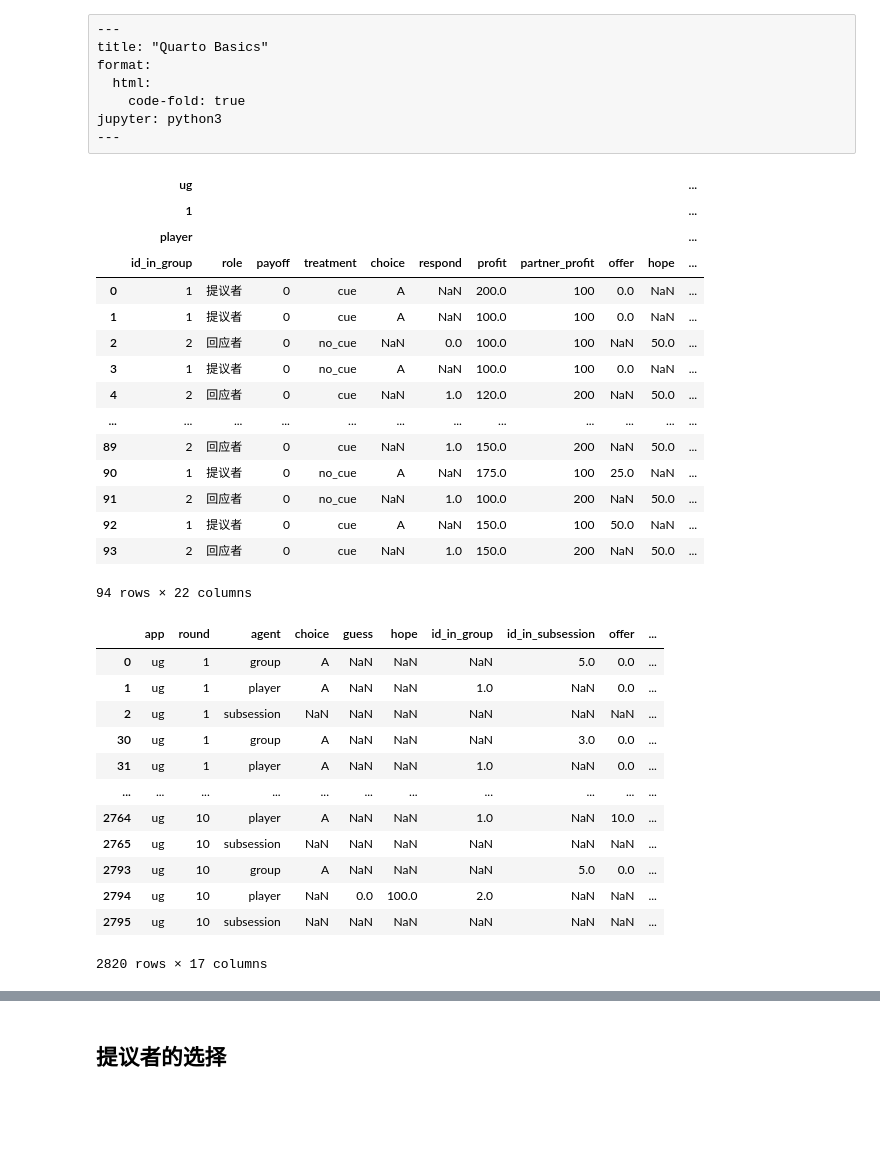
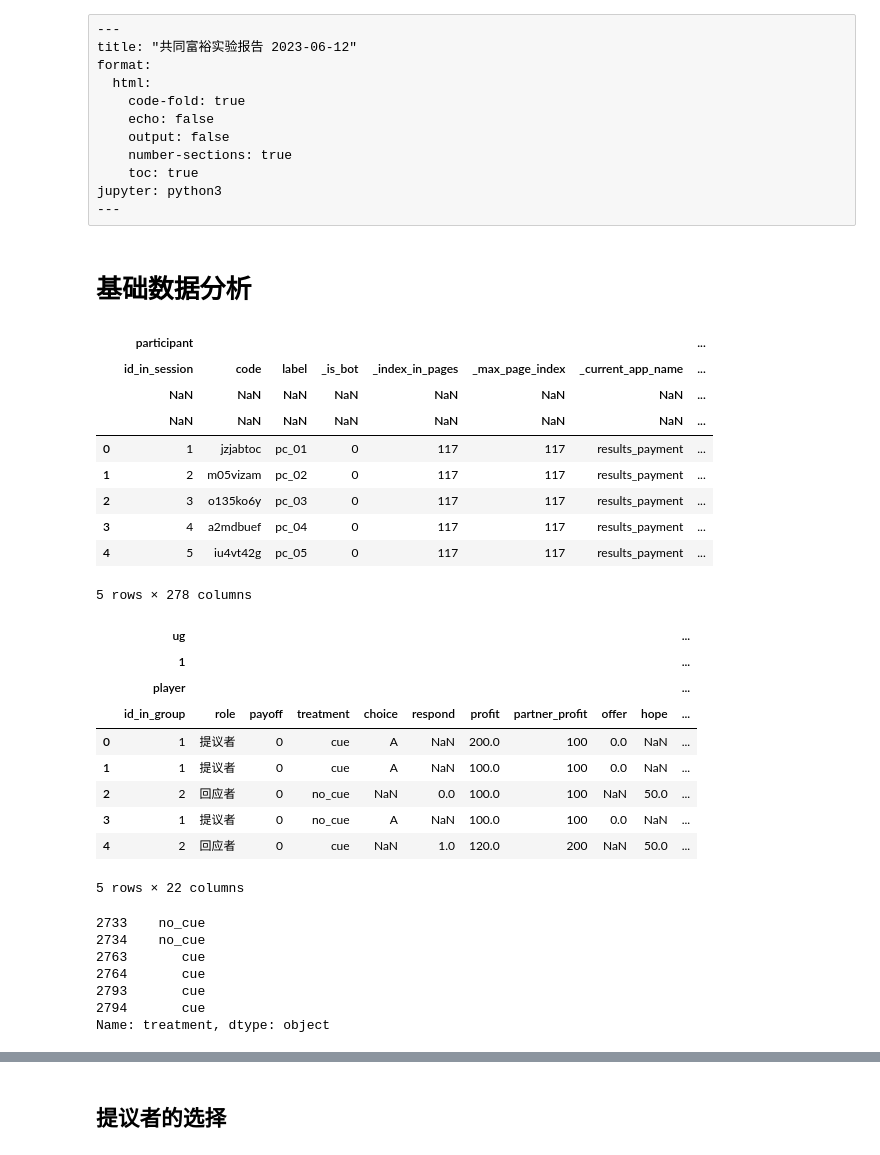
Before and after one commit to itsaquestion/otree5_common_prosperity_2, a Jupyter notebook: 数据分析/数据分析.ipynb, the cells around one changed output, grey strips where cells are left out. Cells and saved outputs as stored; diff of their text form; code cells hidden in the pictures; blank space fills up the shorter version.

```diff
--- a/数据分析/数据分析.ipynb
+++ b/数据分析/数据分析.ipynb
@@ -1,11 +1,17 @@
 # %% [raw]
 ---
-title: "Quarto Basics"
+title: "共同富裕实验报告 2023-06-12"
 format:
   html:
     code-fold: true
+    echo: false
+    output: false
+    number-sections: true
+    toc: true
 jupyter: python3
 ---
+# %% [markdown]
+# 基础数据分析
 # %%
 import pandas as pd
 import numpy as np
@@ -32,7 +38,18 @@ def read_expt_xlsx(path):
     return df
 
 df = read_expt_xlsx('../data/6-6日实验数据94人.xlsx')
-df
+df.head()
+# %% [output]
+|  | participant |  |  |  |  |  |  | ... |
+|  | id_in_session | code | label | _is_bot | _index_in_pages | _max_page_index | _current_app_name | ... |
+|  | NaN | NaN | NaN | NaN | NaN | NaN | NaN | ... |
+|  | NaN | NaN | NaN | NaN | NaN | NaN | NaN | ... |
+| 0 | 1 | jzjabtoc | pc_01 | 0 | 117 | 117 | results_payment | ... |
+| 1 | 2 | m05vizam | pc_02 | 0 | 117 | 117 | results_payment | ... |
+| 2 | 3 | o135ko6y | pc_03 | 0 | 117 | 117 | results_payment | ... |
+| 3 | 4 | a2mdbuef | pc_04 | 0 | 117 | 117 | results_payment | ... |
+| 4 | 5 | iu4vt42g | pc_05 | 0 | 117 | 117 | results_payment | ... |
+5 rows × 278 columns
 # %%
 from functools import partial
 import types
@@ -77,41 +94,35 @@ def filter_var(df, expr):
     :param expr: query语句的表达式，变量名前面要加@
     :return: 选行后的数据
     """
     last_level = [col[-1] for col in df.columns]
     if len(set(last_level)) != len(last_level):
         raise ValueError("无法筛选：数据具有重复的oTree变量名。")
     local_dict = {col[-1]: df[col] for col in df.columns}
     res = df.query(expr, local_dict=local_dict)
     return res
 
 # 将新方法绑定到 DataFrame 类
 pd.DataFrame.select = select
 pd.DataFrame.app = select_app
 pd.DataFrame.rounds = select_rounds
 pd.DataFrame.vars = select_vars
 pd.DataFrame.player = select_player
 pd.DataFrame.group = select_group
 pd.DataFrame.filter_var = filter_var
 
 x = df.app('ug').player().rounds([1,2])#.vars(['role','treatment','choice'])#.filter_var('@role == "提议者"')
-x
+x.head()
 # %% [output]
 |  | ug |  |  |  |  |  |  |  |  |  | ... |
 |  | 1 |  |  |  |  |  |  |  |  |  | ... |
 |  | player |  |  |  |  |  |  |  |  |  | ... |
 |  | id_in_group | role | payoff | treatment | choice | respond | profit | partner_profit | offer | hope | ... |
 | 0 | 1 | 提议者 | 0 | cue | A | NaN | 200.0 | 100 | 0.0 | NaN | ... |
 | 1 | 1 | 提议者 | 0 | cue | A | NaN | 100.0 | 100 | 0.0 | NaN | ... |
 | 2 | 2 | 回应者 | 0 | no_cue | NaN | 0.0 | 100.0 | 100 | NaN | 50.0 | ... |
 | 3 | 1 | 提议者 | 0 | no_cue | A | NaN | 100.0 | 100 | 0.0 | NaN | ... |
 | 4 | 2 | 回应者 | 0 | cue | NaN | 1.0 | 120.0 | 200 | NaN | 50.0 | ... |
-| ... | ... | ... | ... | ... | ... | ... | ... | ... | ... | ... | ... |
-| 89 | 2 | 回应者 | 0 | cue | NaN | 1.0 | 150.0 | 200 | NaN | 50.0 | ... |
-| 90 | 1 | 提议者 | 0 | no_cue | A | NaN | 175.0 | 100 | 25.0 | NaN | ... |
-| 91 | 2 | 回应者 | 0 | no_cue | NaN | 1.0 | 100.0 | 200 | NaN | 50.0 | ... |
-| 92 | 1 | 提议者 | 0 | cue | A | NaN | 150.0 | 100 | 50.0 | NaN | ... |
-| 93 | 2 | 回应者 | 0 | cue | NaN | 1.0 | 150.0 | 200 | NaN | 50.0 | ... |
-94 rows × 22 columns
+5 rows × 22 columns
 # %%
 def melt_app(df, column_names = ['app','round','agent']):
     """
@@ -137,22 +148,18 @@ def melt_app(df, column_names = ['app','round','agent']):
     df_final = df_final.sort_values(column_names[:2])
     return df_final
 
-mx = melt_app(df.app('ug')) # .query('role == "提议者"')
-mx
+mx = melt_app(df.app('ug')).query('agent == "group" | agent == "player"') # .query('role == "提议者"')
+mx['treatment'] = mx['treatment'].fillna(method='bfill') # 用player的treatment填充所在group的treatment
-# %% [output]
-|  | app | round | agent | choice | guess | hope | id_in_group | id_in_subsession | offer | ... |
-| 0 | ug | 1 | group | A | NaN | NaN | NaN | 5.0 | 0.0 | ... |
-| 1 | ug | 1 | player | A | NaN | NaN | 1.0 | NaN | 0.0 | ... |
-| 2 | ug | 1 | subsession | NaN | NaN | NaN | NaN | NaN | NaN | ... |
-| 30 | ug | 1 | group | A | NaN | NaN | NaN | 3.0 | 0.0 | ... |
-| 31 | ug | 1 | player | A | NaN | NaN | 1.0 | NaN | 0.0 | ... |
-| ... | ... | ... | ... | ... | ... | ... | ... | ... | ... | ... |
-| 2764 | ug | 10 | player | A | NaN | NaN | 1.0 | NaN | 10.0 | ... |
-| 2765 | ug | 10 | subsession | NaN | NaN | NaN | NaN | NaN | NaN | ... |
-| 2793 | ug | 10 | group | A | NaN | NaN | NaN | 5.0 | 0.0 | ... |
-| 2794 | ug | 10 | player | NaN | 0.0 | 100.0 | 2.0 | NaN | NaN | ... |
-| 2795 | ug | 10 | subsession | NaN | NaN | NaN | NaN | NaN | NaN | ... |
-2820 rows × 17 columns
+# %%
+mx['treatment'].fillna(method='bfill')[-6:]
+# %% [output]
+2733    no_cue
+2734    no_cue
+2763       cue
+2764       cue
+2793       cue
+2794       cue
+Name: treatment, dtype: object
 # %%
 def assign_pareto(value):
     if  value == 1 or value == 2:
```
Also changed, not shown: parts of 75 cells of this notebook, 31 other files.
